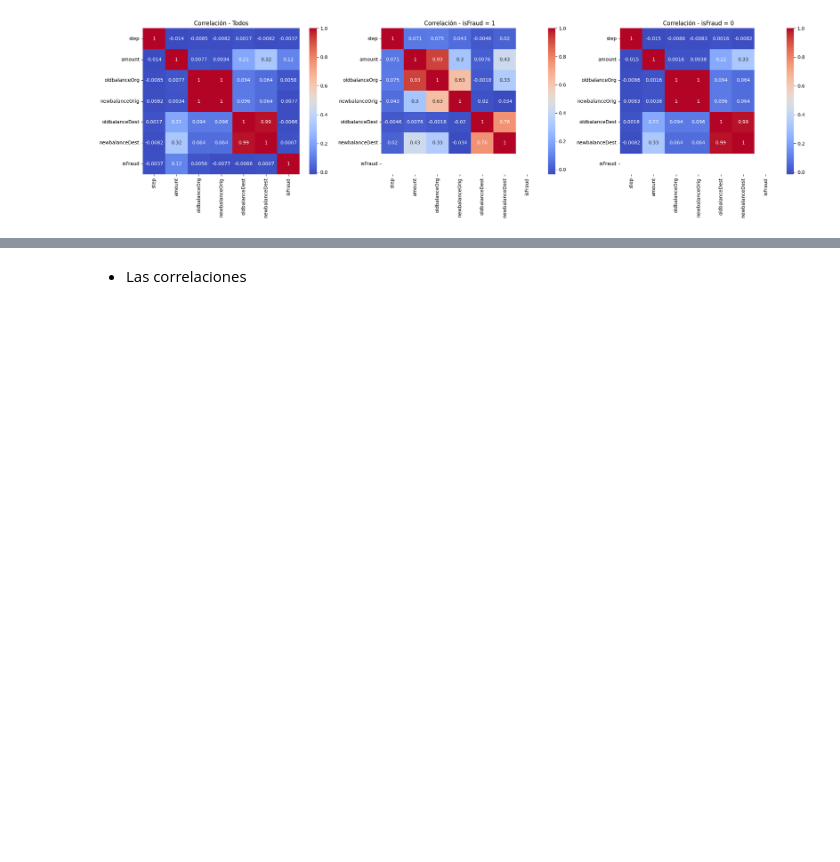
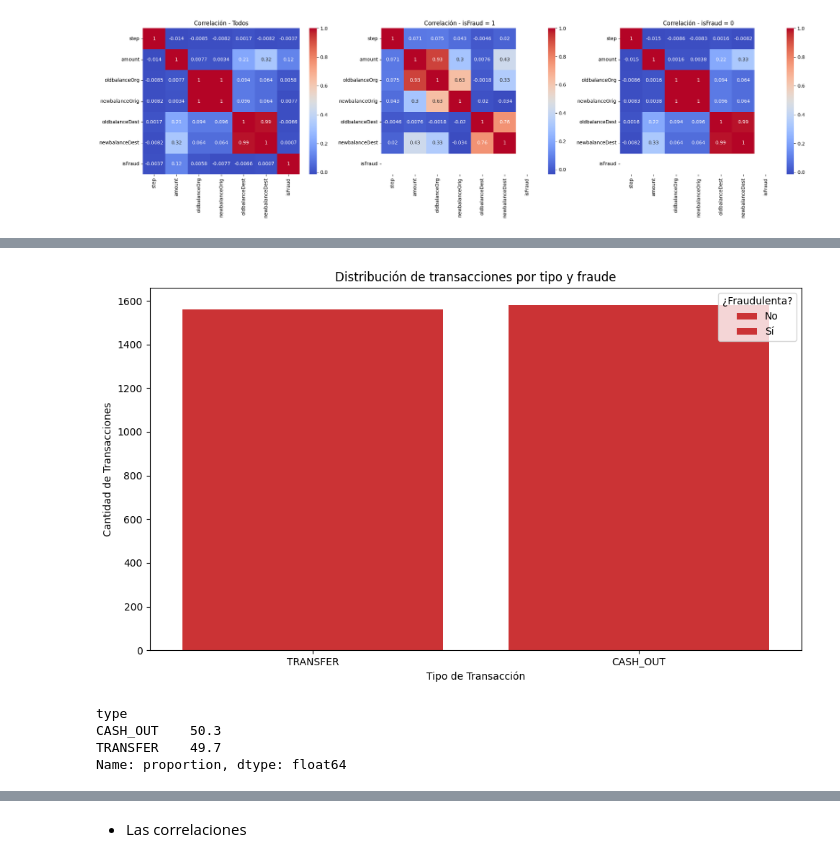
Before and after one commit to jcastelwhite/PROJECT_MLOPS_LAVADOACTIVOS1, a Jupyter notebook: eda.ipynb, the cells around one changed output, grey strips where cells are left out. Saved outputs shown, nothing was run; the diff lists cells and outputs as text; code cells hidden in the pictures; blank space fills up the shorter version.

```diff
--- a/eda.ipynb
+++ b/eda.ipynb
@@ -325,3 +324,31 @@ CorrleacionesNOfraude
 | oldbalanceDest | 0.001640 | 0.222720 | 0.093905 | 0.095802 | 1.000000 | 0.986424 | NaN |
 | newbalanceDest | -0.008235 | 0.327748 | 0.064091 | 0.064294 | 0.986424 | 1.000000 | NaN |
 | isFraud | NaN | NaN | NaN | NaN | NaN | NaN | NaN |
+# %%
+import matplotlib.pyplot as plt
+import seaborn as sns
+# Plot de conteo diferenciado por fraude/no fraude
+plt.figure(figsize=(10,6))
+sns.countplot(data=df[df['isFraud']==1], x='type', hue='isFraud', palette='Set1')
+plt.title("Distribución de transacciones por tipo y fraude")
+plt.xlabel("Tipo de Transacción")
+plt.ylabel("Cantidad de Transacciones")
+plt.legend(title="¿Fraudulenta?", labels=["No", "Sí"])
+plt.tight_layout()
+plt.show()
+# %% [output]
+[figure, added]
+# %%
+# Filtrar solo las transacciones fraudulentas
+fraud_df = df[df['isFraud'] == 1]
+
+# Calcular el porcentaje de cada 'type' dentro de las transacciones fraudulentas
+fraud_type_counts = fraud_df['type'].value_counts(normalize=True) * 100
+
+# Mostrar el resultado en formato porcentaje
+fraud_type_counts.round(2)
+# %% [output]
+type
+CASH_OUT    50.3
+TRANSFER    49.7
+Name: proportion, dtype: float64
```
Also changed, not shown: parts of 5 cells of this notebook.
